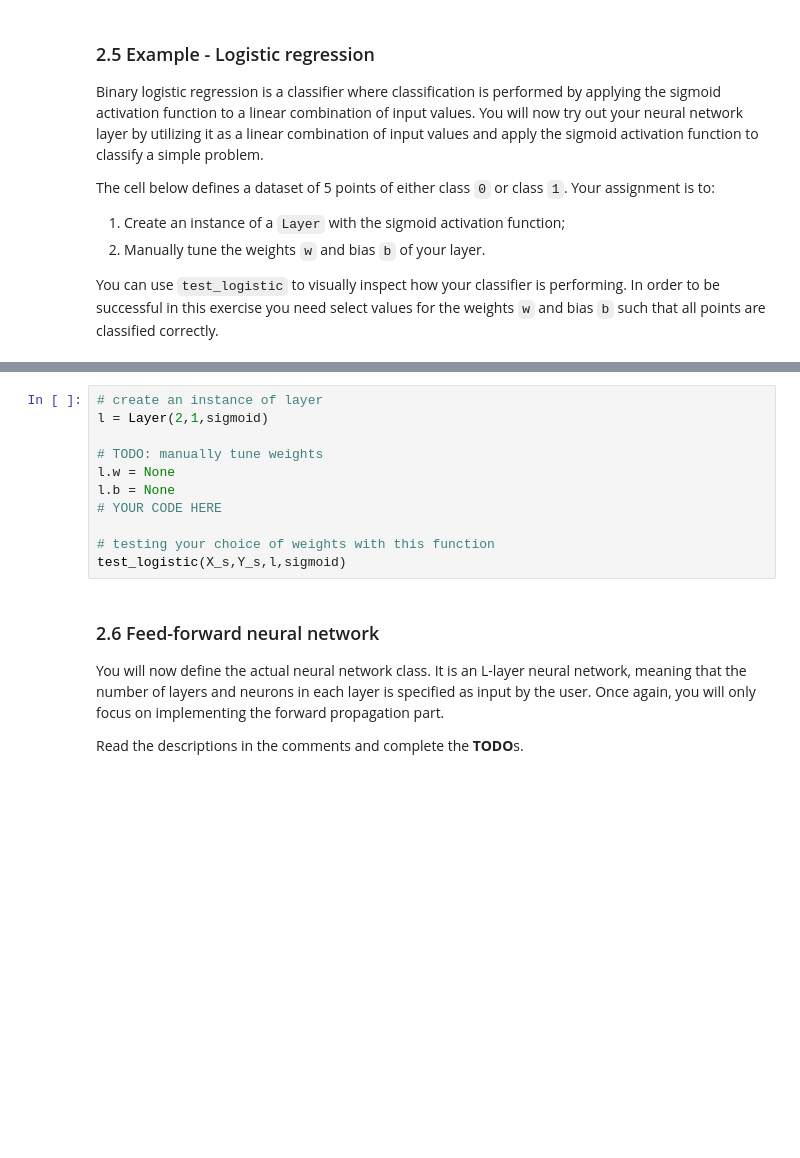
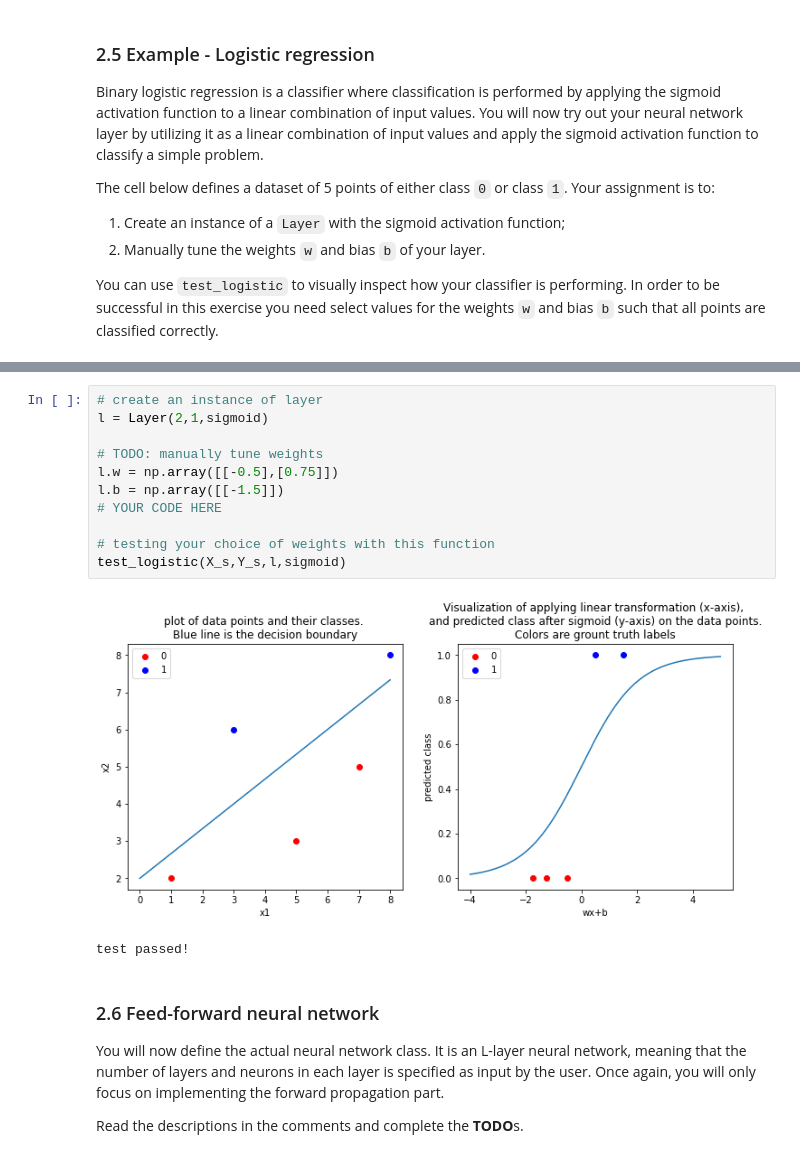
Before and after one commit to minwuh0811/deep-machine-learning, a Jupyter notebook: home-assignments/IHA1/IHA1.ipynb, the cells around one changed output, grey strips where cells are left out. Drawn from its saved outputs; the diff is of its cells as text; blank space fills up the shorter version.

```diff
--- a/home-assignments/IHA1/IHA1.ipynb
+++ b/home-assignments/IHA1/IHA1.ipynb
@@ -567,14 +570,17 @@ test_logistic(X_s, Y_s)
 # %%
 # create an instance of layer
 l = Layer(2,1,sigmoid)
 
 # TODO: manually tune weights
-l.w = None
-l.b = None
+l.w = np.array([[-0.5],[0.75]])
+l.b = np.array([[-1.5]])
 # YOUR CODE HERE
 
 # testing your choice of weights with this function
 test_logistic(X_s,Y_s,l,sigmoid)
+# %% [output]
+[figure, added]
+test passed!
 # %% [markdown]
 ### 2.6 Feed-forward neural network
 You will now define the actual neural network class. It is an L-layer neural network, meaning that the number of layers and neurons in each layer is specified as input by the user. Once again, you will only focus on implementing the forward propagation part.
```
Also changed, not shown: parts of 9 cells of this notebook.
